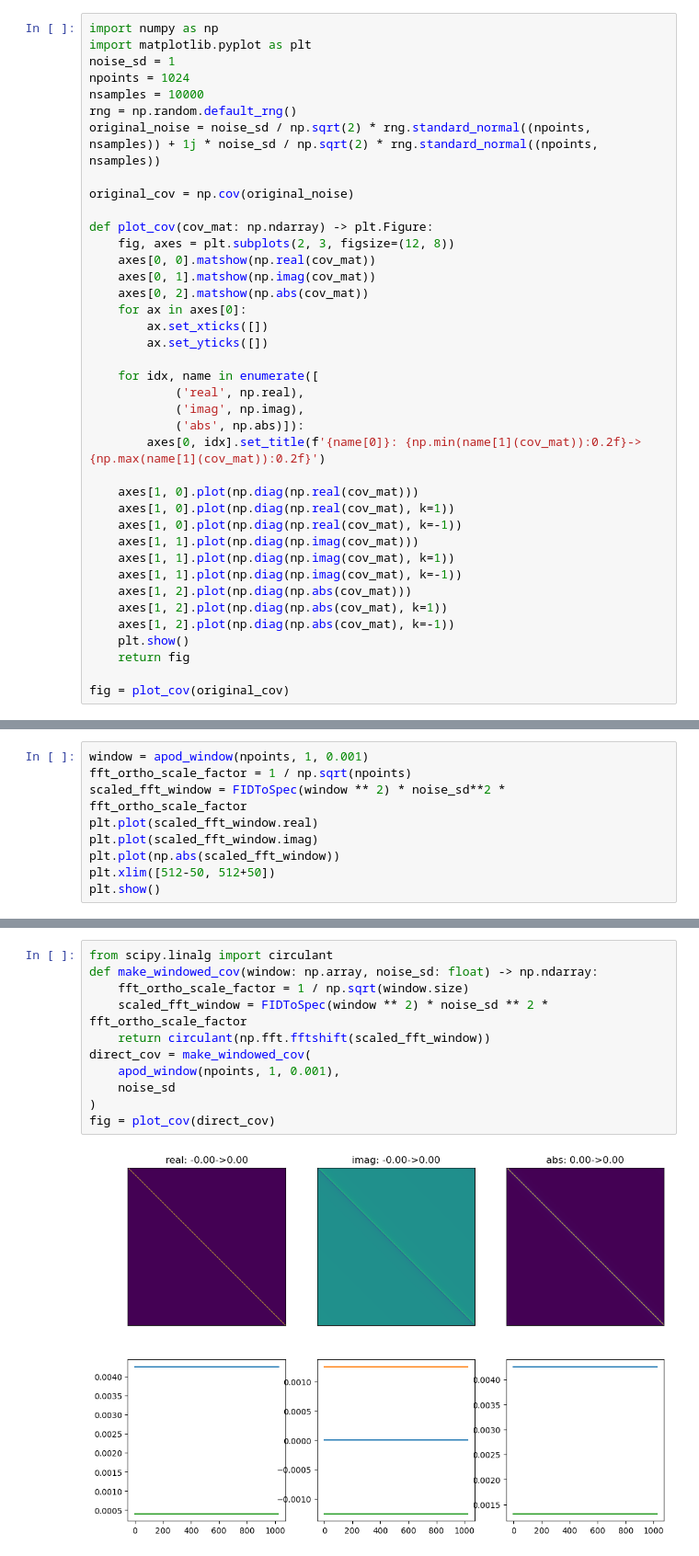
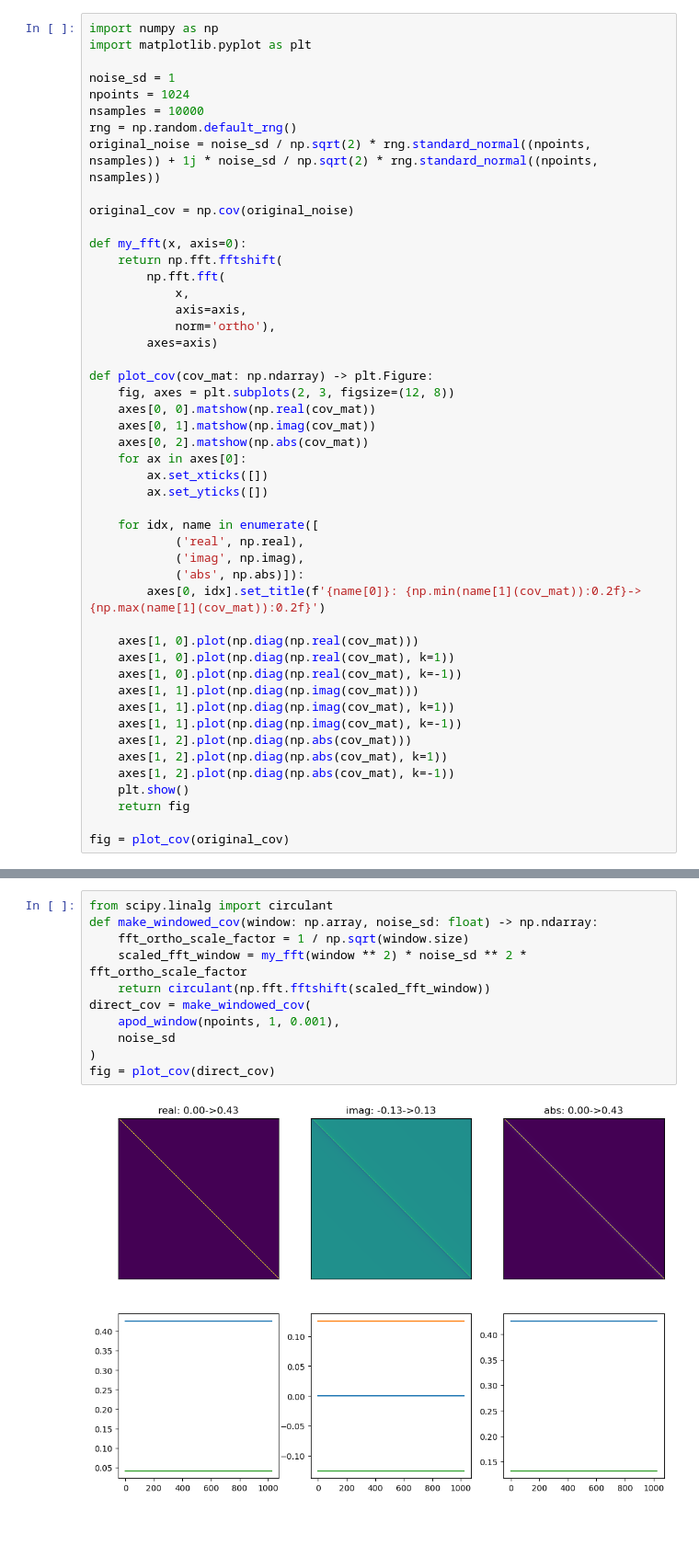
Before and after one commit to wtclarke/fmrs_bold_dynamic_fitting, a Jupyter notebook: mle_fitting/covariance_apodisation.ipynb, the cells around one changed output, grey strips where cells are left out. Shown at 92% size. Saved outputs shown, nothing was run; the diff lists cells and outputs as text; blank space fills up the shorter version.

```diff
--- a/mle_fitting/covariance_apodisation.ipynb
+++ b/mle_fitting/covariance_apodisation.ipynb
@@ -1,6 +5,7 @@
 # %%
 import numpy as np
 import matplotlib.pyplot as plt
+
 noise_sd = 1
 npoints = 1024
 nsamples = 10000
@@ -8,6 +13,14 @@ rng = np.random.default_rng()
 original_noise = noise_sd / np.sqrt(2) * rng.standard_normal((npoints, nsamples)) + 1j * noise_sd / np.sqrt(2) * rng.standard_normal((npoints, nsamples))
 
 original_cov = np.cov(original_noise)
+
+def my_fft(x, axis=0):
+    return np.fft.fftshift(
+        np.fft.fft(
+            x,
+            axis=axis,
+            norm='ortho'),
+        axes=axis)
 
 def plot_cov(cov_mat: np.ndarray) -> plt.Figure:
     fig, axes = plt.subplots(2, 3, figsize=(12, 8))
@@ -81,9 +96,0 @@ plt.show()
-# %%
-window = apod_window(npoints, 1, 0.001)
-fft_ortho_scale_factor = 1 / np.sqrt(npoints)
-scaled_fft_window = FIDToSpec(window ** 2) * noise_sd**2 * fft_ortho_scale_factor
-plt.plot(scaled_fft_window.real)
-plt.plot(scaled_fft_window.imag)
-plt.plot(np.abs(scaled_fft_window))
-plt.xlim([512-50, 512+50])
-plt.show()
@@ -92,13 +99,13 @@ plt.show()
 # %%
 from scipy.linalg import circulant
 def make_windowed_cov(window: np.array, noise_sd: float) -> np.ndarray:
     fft_ortho_scale_factor = 1 / np.sqrt(window.size)
-    scaled_fft_window = FIDToSpec(window ** 2) * noise_sd ** 2 * fft_ortho_scale_factor
+    scaled_fft_window = my_fft(window ** 2) * noise_sd ** 2 * fft_ortho_scale_factor
     return circulant(np.fft.fftshift(scaled_fft_window))
 direct_cov = make_windowed_cov(
     apod_window(npoints, 1, 0.001),
     noise_sd
 )
 fig = plot_cov(direct_cov)
 # %% [output]
-[figure, old version]
+[figure, new version]
```
Also changed, not shown: parts of 18 cells of this notebook.
